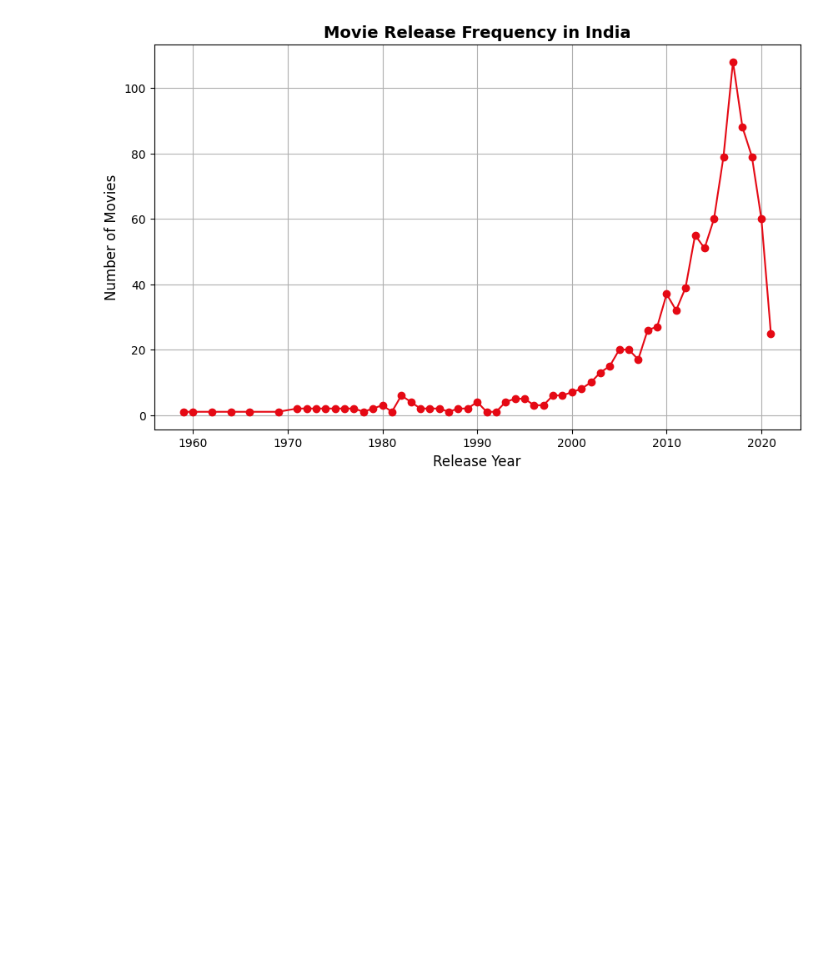
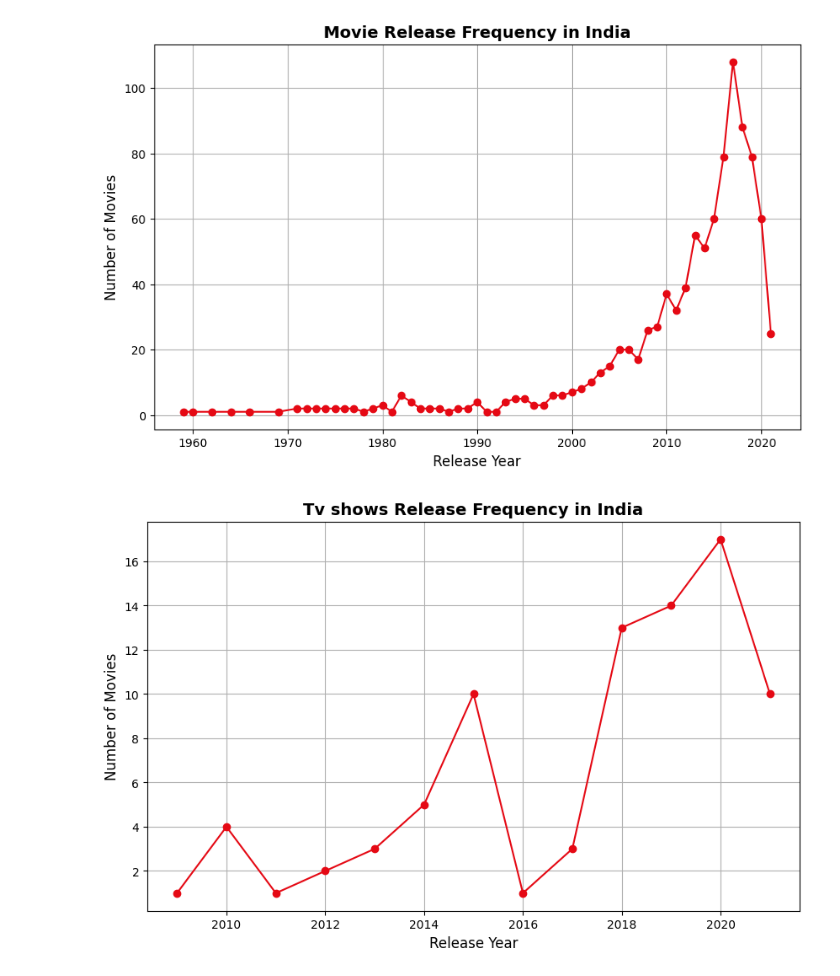
Before and after one commit to CodeBlue0001/data-analysis-Training, a Jupyter notebook: netflix_dataset.ipynb, the cells around one changed output. Cells and saved outputs as stored; diff of their text form; code cells hidden in the pictures; blank space fills up the shorter version.

Commit message:
adding tv shows data for country specific

```diff
--- a/netflix_dataset.ipynb
+++ b/netflix_dataset.ipynb
@@ -227,3 +227,19 @@ plt.grid(True)
 plt.show()
 # %% [output]
 [figure]
+# %%
+# tv shows chart
+tv_fd = filtered_df[filtered_df['type']=='TV Show']
+tv_fd_freq=tv_fd['release_year'].value_counts().sort_index()
+
+# making graph
+plt.figure(figsize=(10, 6))
+plt.plot(tv_fd_freq.index, tv_fd_freq.values, marker='o', color='#E50914')
+plt.title(f'Tv shows Release Frequency in {country_name}', fontsize=14, fontweight='bold')
+plt.xlabel('Release Year', fontsize=12)
+plt.ylabel('Number of Movies', fontsize=12)
+plt.grid(True)
+plt.show()
+# tv_fd_freq
+# %% [output]
+[figure, added]
```
